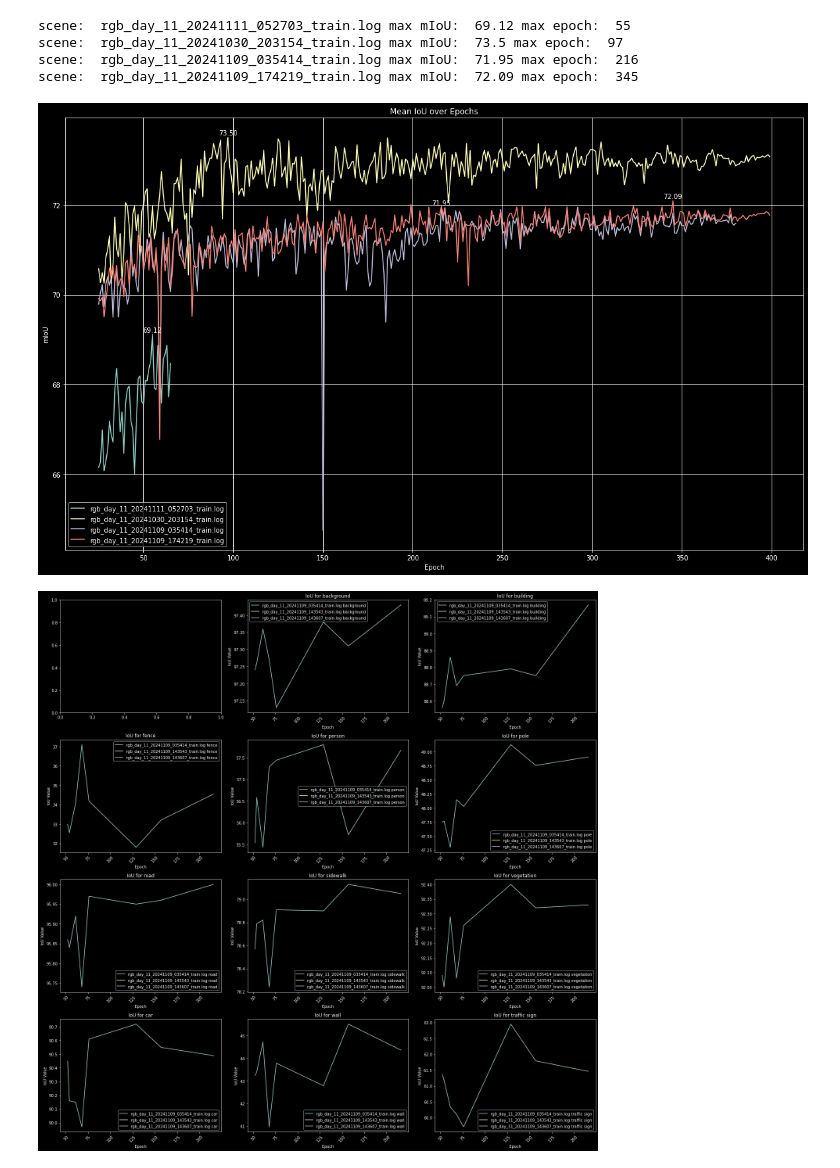
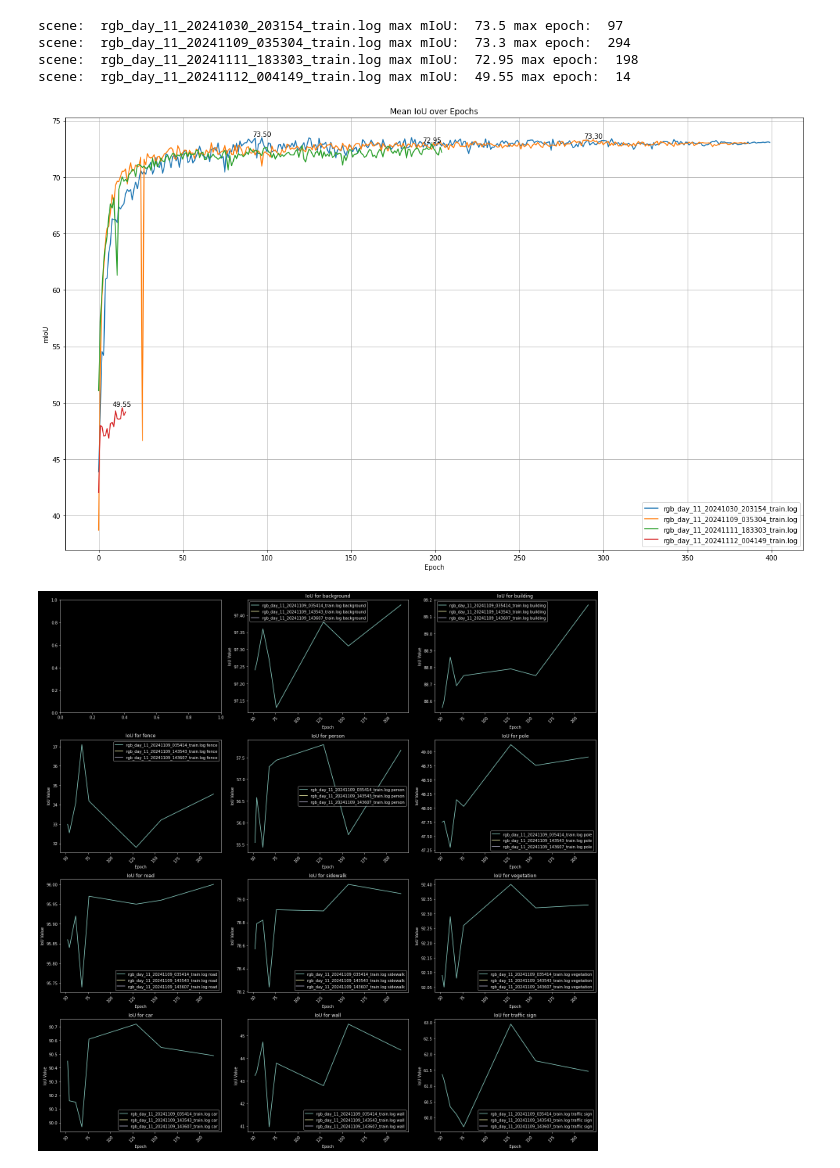
Before and after one commit to Candy-Crusher/DELIVER, a Jupyter notebook: compare_numerical.ipynb, the cells around one changed output. Cells and saved outputs as stored; diff of their text form; code cells hidden in the pictures.

```diff
--- a/compare_numerical.ipynb
+++ b/compare_numerical.ipynb
@@ -186,7 +186,7 @@ file_paths = [
     # # Mish
     # '/home/xy/work/adap_v/DELIVER/output/DSEC_CMNeXt-B2_i/rgb_day_11_20241021_102822_train.log',
     # # warp on x[0]
-    '/home/xy/work/adap_v/DELIVER/output/DSEC_CMNeXt-B2_i/rgb_day_11_20241111_052703_train.log',
+    # '/home/xy/work/adap_v/DELIVER/output/DSEC_CMNeXt-B2_i/rgb_day_11_20241111_052703_train.log',
     # # warp on y
     # '/home/xy/work/adap_v/DELIVER/output/DSEC_CMNeXt-B2_i/rgb_day_11_20241021_103713_train.log',
     # # 0.4 percent zero flow
@@ -312,12 +312,16 @@ file_paths = [
     # '/home/xy/work/adap_v/DELIVER/output/DSEC_CMNeXt-B2_i/rgb_day_11_20241103_010340_train.log',  # new machine test
     # '/home/xy/work/adap_v/DELIVER/output/DSEC_CMNeXt-B2_i/rgb_day_11_20241103_012122_train.log',  # new machine test
 
-    # '/home/xy/work/adap_v/DELIVER/output/DSEC_CMNeXt-B2_i/rgb_day_11_20241109_035304_train.log',  # new machine test# -50-0 0-50 eraft 73.3
-    '/home/xy/work/adap_v/DELIVER/output/DSEC_CMNeXt-B2_i/rgb_day_11_20241109_035414_train.log',  # new machine test# -100-0 0-100 eraft 71.95
+    '/home/xy/work/adap_v/DELIVER/output/DSEC_CMNeXt-B2_i/rgb_day_11_20241109_035304_train.log',  # new machine test# -50-0 0-50 eraft 73.3
+    # '/home/xy/work/adap_v/DELIVER/output/DSEC_CMNeXt-B2_i/rgb_day_11_20241109_035414_train.log',  # new machine test# -100-0 0-100 eraft 71.95
     # '/home/xy/work/adap_v/DELIVER/output/DSEC_CMNeXt-B2_i/rgb_day_11_20241109_143543_train.log',  # new machine test# -50-0 0-50 50-100 eraft
     # '/home/xy/work/adap_v/DELIVER/output/DSEC_CMNeXt-B2_i/rgb_day_11_20241109_143607_train.log',  # new machine test# -50-0 0-50 50-100 eraft with mid supervised
-    '/home/xy/work/adap_v/DELIVER/output/DSEC_CMNeXt-B2_i/rgb_day_11_20241109_174219_train.log',  # new machine test# -50-0 0-50 50-100 eraft with flow1+flow2
+    # '/home/xy/work/adap_v/DELIVER/output/DSEC_CMNeXt-B2_i/rgb_day_11_20241109_174219_train.log',  # new machine test# -50-0 0-50 50-100 eraft with flow1+flow2
     # '/home/xy/work/adap_v/DELIVER/output/DSEC_CMNeXt-B2_i/rgb_day_11_20241109_165951_train.log',  # new machine test# -50-0 0-50 50-100 eraft with [event2, img2] in cnet
+    # bflow iterative 10ms event_20
+    '/home/xy/work/adap_v/DELIVER/output/DSEC_CMNeXt-B2_i/rgb_day_11_20241111_183303_train.log',  # 72.99
+    # sam2 style memory bank
+    '/home/xy/work/adap_v/DELIVER/output/DSEC_CMNeXt-B2_i/rgb_day_11_20241112_004149_train.log',
 ]
 for file_path in file_paths:
     parts = file_path.split('/')
@@ -347,43 +351,43 @@ fig, ax = plt.subplots(figsize=(20, 12))  # 设置图片大小为 12x8 英寸
 for scene, results_dict in results_dicts.items():
     # 从 epoch 50 开始提取数据
     # filtered_results = {epoch: miou for epoch, miou in results_dict['mIoU'].items() if epoch >= 50}
-    filtered_results = {epoch: miou for epoch, miou in results_dict['mIoU'].items() if epoch <= 400 and epoch >= 25}
+    filtered_results = {epoch: miou for epoch, miou in results_dict['mIoU'].items() if epoch <= 400 and epoch >= 0}
     if not filtered_results:
         continue
     # if filtered_results[100] < 55:
     #     continue
     epochs = list(filtered_results.keys())
     mIoUs = list(filtered_results.values())
 
     # 找到最高点
     # max_miou = results_dict['Best_mIoU']
     max_miou = max(mIoUs)
     max_epoch = epochs[mIoUs.index(max_miou)]
 
     print("scene: ", scene, "max mIoU: ", max_miou, "max epoch: ", max_epoch)
     # line_style, color = line_styles.get(scene, ('-', 'black'))
     # ax.plot(epochs, mIoUs, label=scene, linestyle=line_style, color=color)
     ax.plot(epochs, mIoUs, label=scene)
 
     # 标注最高点
     ax.annotate(f'{max_miou:.2f}', xy=(max_epoch, max_miou), xytext=(max_epoch, max_miou + 0.02),
                 # color=color,
                 horizontalalignment='center', verticalalignment='bottom')
 
 # 添加网格线
 ax.grid(True)
 
 ax.legend()
 ax.set_xlabel('Epoch')
 ax.set_ylabel('mIoU')
 plt.title('Mean IoU over Epochs')
 plt.show()
 # %% [output]
-scene:  rgb_day_11_20241111_052703_train.log max mIoU:  69.12 max epoch:  55
 scene:  rgb_day_11_20241030_203154_train.log max mIoU:  73.5 max epoch:  97
-scene:  rgb_day_11_20241109_035414_train.log max mIoU:  71.95 max epoch:  216
-scene:  rgb_day_11_20241109_174219_train.log max mIoU:  72.09 max epoch:  345
+scene:  rgb_day_11_20241109_035304_train.log max mIoU:  73.3 max epoch:  294
+scene:  rgb_day_11_20241111_183303_train.log max mIoU:  72.95 max epoch:  198
+scene:  rgb_day_11_20241112_004149_train.log max mIoU:  49.55 max epoch:  14
-[figure, old version]
+[figure, new version]
 # %%
 
 
```
Also changed, not shown: 5 other files.
